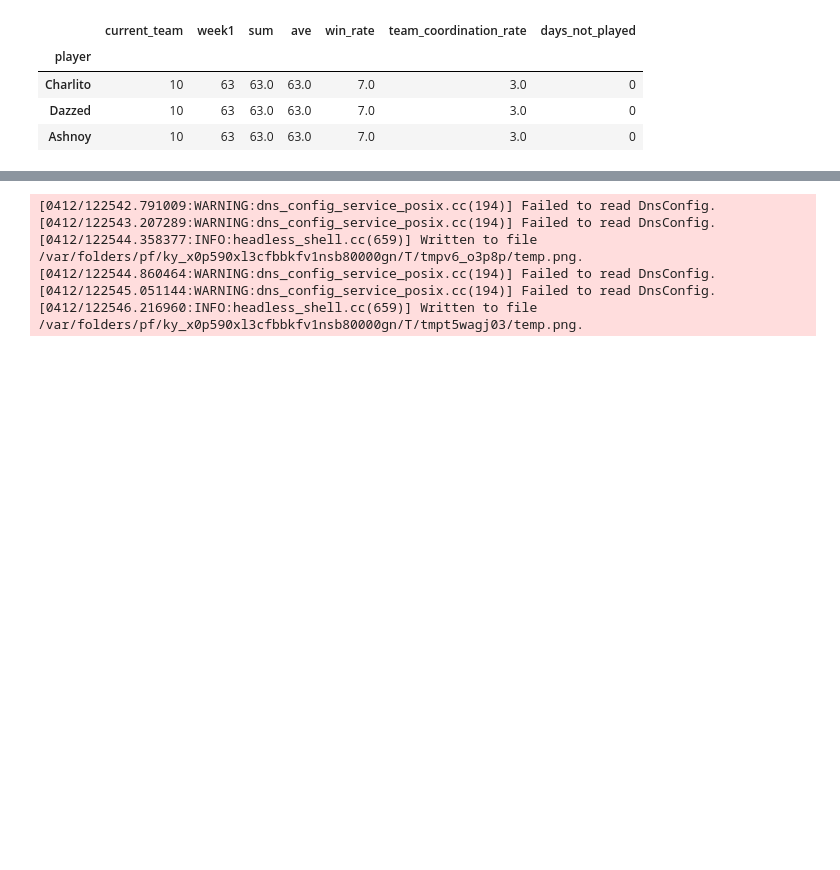
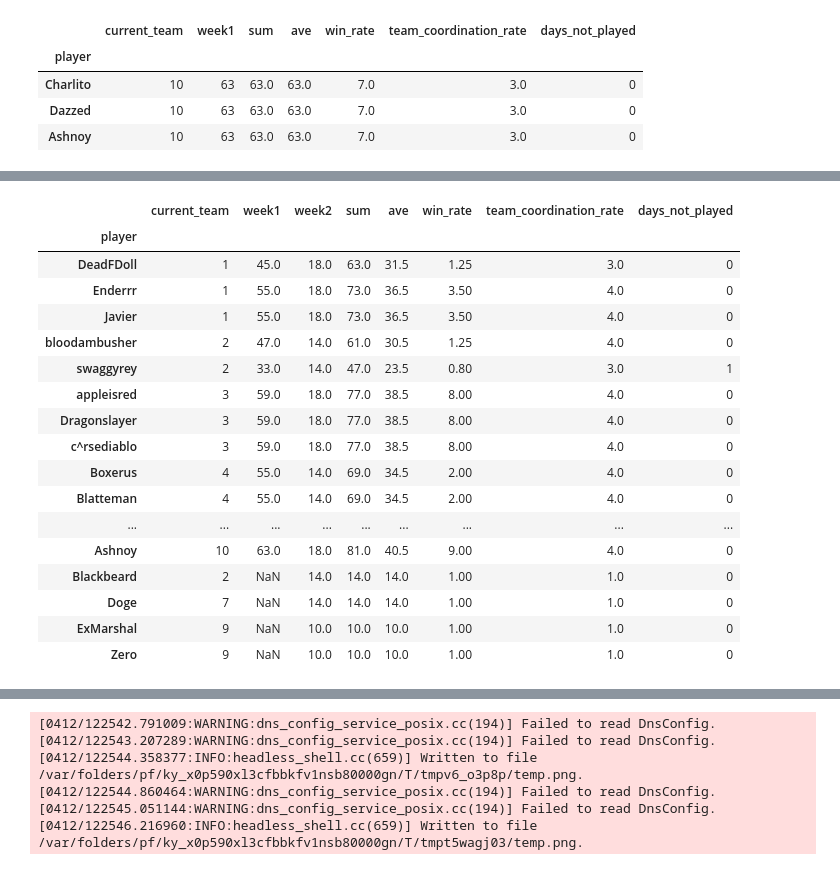
Before and after one commit to CharlieAprog/Brawlstars-EdenStats, a Jupyter notebook: notebooks/dataset_visualisation.ipynb, the cells around one changed output, grey strips where cells are left out. Saved outputs shown, nothing was run; the diff lists cells and outputs as text; code cells hidden in the pictures; blank space fills up the shorter version.

```diff
--- a/notebooks/dataset_visualisation.ipynb
+++ b/notebooks/dataset_visualisation.ipynb
@@ -22 +121,24 @@ cmap = cm.get_cmap('RdYlGn')
+# %%
+
+player_data = tr.player_data
+player_data
+# %% [output]
+|  | current_team | week1 | week2 | sum | ave | win_rate | team_coordination_rate | days_not_played |
+| player |  |  |  |  |  |  |  |  |
+| DeadFDoll | 1 | 45.0 | 18.0 | 63.0 | 31.5 | 1.25 | 3.0 | 0 |
+| Enderrr | 1 | 55.0 | 18.0 | 73.0 | 36.5 | 3.50 | 4.0 | 0 |
+| Javier | 1 | 55.0 | 18.0 | 73.0 | 36.5 | 3.50 | 4.0 | 0 |
+| bloodambusher | 2 | 47.0 | 14.0 | 61.0 | 30.5 | 1.25 | 4.0 | 0 |
+| swaggyrey | 2 | 33.0 | 14.0 | 47.0 | 23.5 | 0.80 | 3.0 | 1 |
+| appleisred | 3 | 59.0 | 18.0 | 77.0 | 38.5 | 8.00 | 4.0 | 0 |
+| Dragonslayer | 3 | 59.0 | 18.0 | 77.0 | 38.5 | 8.00 | 4.0 | 0 |
+| c^rsediablo | 3 | 59.0 | 18.0 | 77.0 | 38.5 | 8.00 | 4.0 | 0 |
+| Boxerus | 4 | 55.0 | 14.0 | 69.0 | 34.5 | 2.00 | 4.0 | 0 |
+| Blatteman | 4 | 55.0 | 14.0 | 69.0 | 34.5 | 2.00 | 4.0 | 0 |
+| ... | ... | ... | ... | ... | ... | ... | ... | ... |
+| Ashnoy | 10 | 63.0 | 18.0 | 81.0 | 40.5 | 9.00 | 4.0 | 0 |
+| Blackbeard | 2 | NaN | 14.0 | 14.0 | 14.0 | 1.00 | 1.0 | 0 |
+| Doge | 7 | NaN | 14.0 | 14.0 | 14.0 | 1.00 | 1.0 | 0 |
+| ExMarshal | 9 | NaN | 10.0 | 10.0 | 10.0 | 1.00 | 1.0 | 0 |
+| Zero | 9 | NaN | 10.0 | 10.0 | 10.0 | 1.00 | 1.0 | 0 |
 # %%
```
Also changed, not shown: parts of 11 cells of this notebook, 15 other files.
